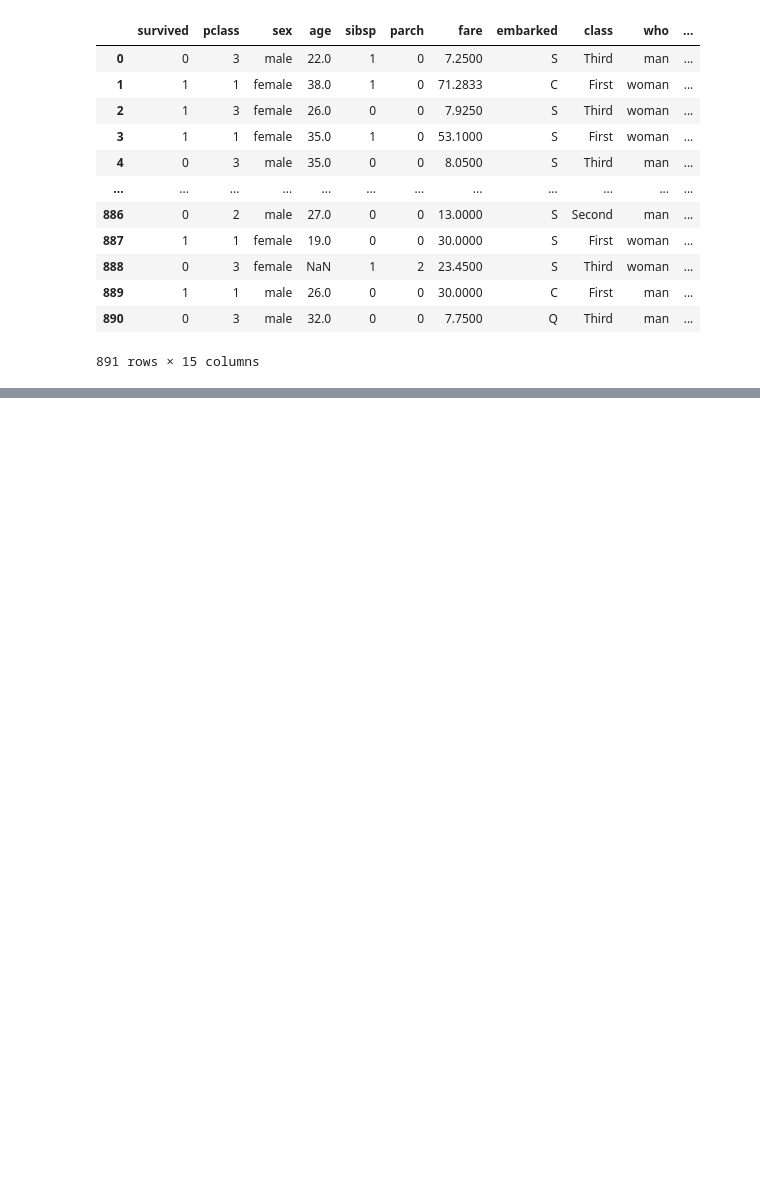
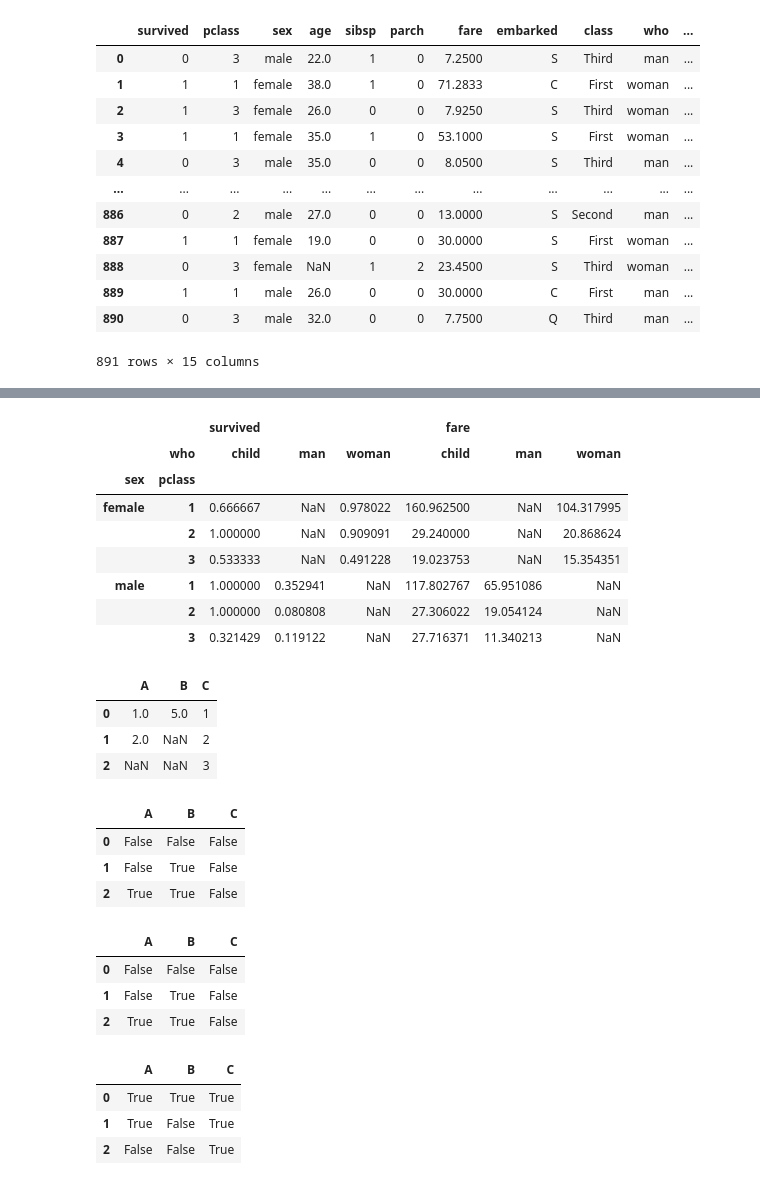
Before and after one commit to yasir5008/DS_-_ITF_Just_Working_Directory, a Jupyter notebook: DS_python_works/DAwPy_Sessions/DAwPy-S6.ipynb, the cells around one changed output, grey strips where cells are left out. Cells and saved outputs as stored; diff of their text form; code cells hidden in the pictures; blank space fills up the shorter version.

```diff
--- a/DS_python_works/DAwPy_Sessions/DAwPy-S6.ipynb
+++ b/DS_python_works/DAwPy_Sessions/DAwPy-S6.ipynb
@@ -70,0 +324,12 @@ titanic                                  #
+# %%
+titanic.groupby(['sex','who','pclass'])[['survived','fare']].mean().unstack(1)
+# %% [output]
+|  |  | survived |  |  | fare |  |  |
+|  | who | child | man | woman | child | man | woman |
+| sex | pclass |  |  |  |  |  |  |
+| female | 1 | 0.666667 | NaN | 0.978022 | 160.962500 | NaN | 104.317995 |
+|  | 2 | 1.000000 | NaN | 0.909091 | 29.240000 | NaN | 20.868624 |
+|  | 3 | 0.533333 | NaN | 0.491228 | 19.023753 | NaN | 15.354351 |
+| male | 1 | 1.000000 | 0.352941 | NaN | 117.802767 | 65.951086 | NaN |
+|  | 2 | 1.000000 | 0.080808 | NaN | 27.306022 | 19.054124 | NaN |
+|  | 3 | 0.321429 | 0.119122 | NaN | 27.716371 | 11.340213 | NaN |
@@ -70,0 +340,28 @@ titanic                                  #
+# %%
+df
+# %% [output]
+|  | A | B | C |
+| 0 | 1.0 | 5.0 | 1 |
+| 1 | 2.0 | NaN | 2 |
+| 2 | NaN | NaN | 3 |
+# %%
+df.isnull()
+# %% [output]
+|  | A | B | C |
+| 0 | False | False | False |
+| 1 | False | True | False |
+| 2 | True | True | False |
+# %%
+df.isna()
+# %% [output]
+|  | A | B | C |
+| 0 | False | False | False |
+| 1 | False | True | False |
+| 2 | True | True | False |
+# %%
+df.notnull()
+# %% [output]
+|  | A | B | C |
+| 0 | True | True | True |
+| 1 | True | False | True |
+| 2 | False | False | True |
```
Also changed, not shown: parts of 35 cells of this notebook, 1 other file.
